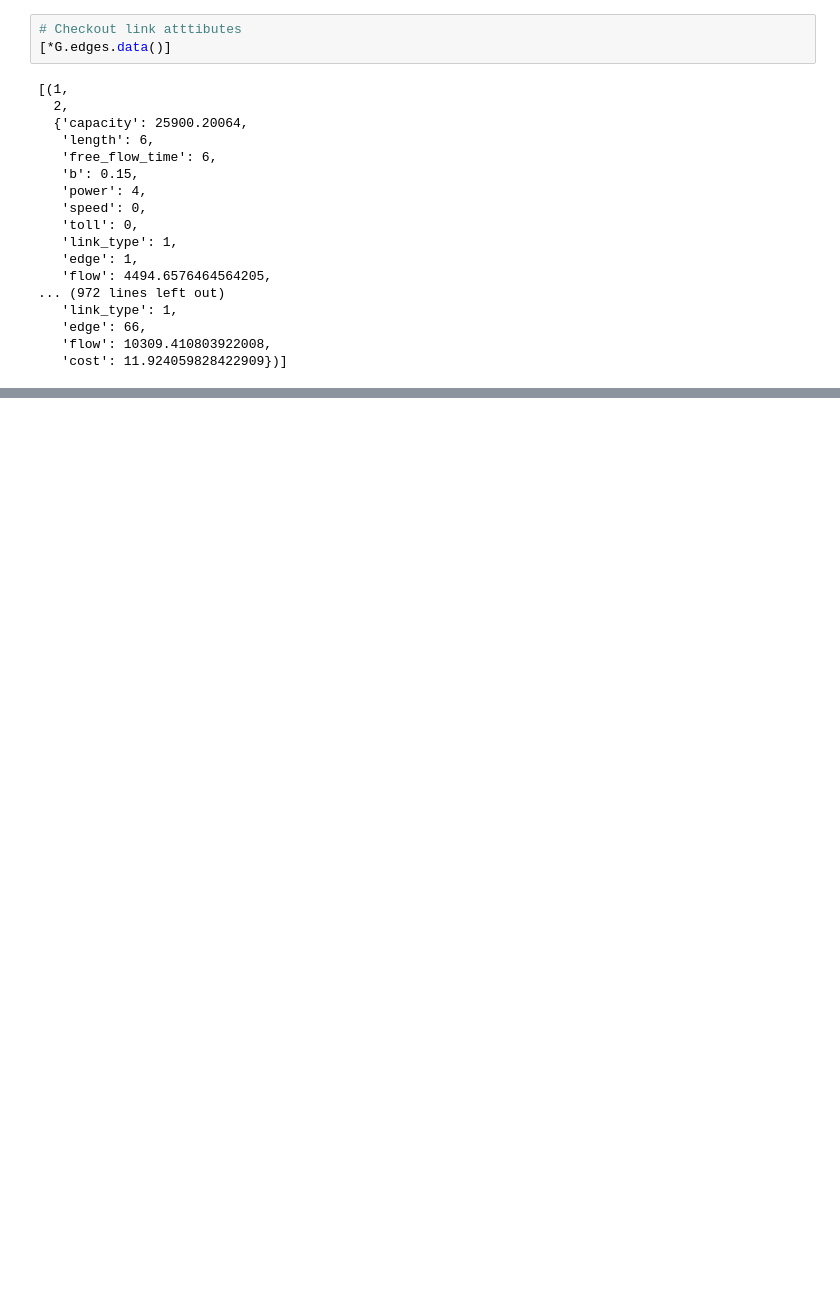
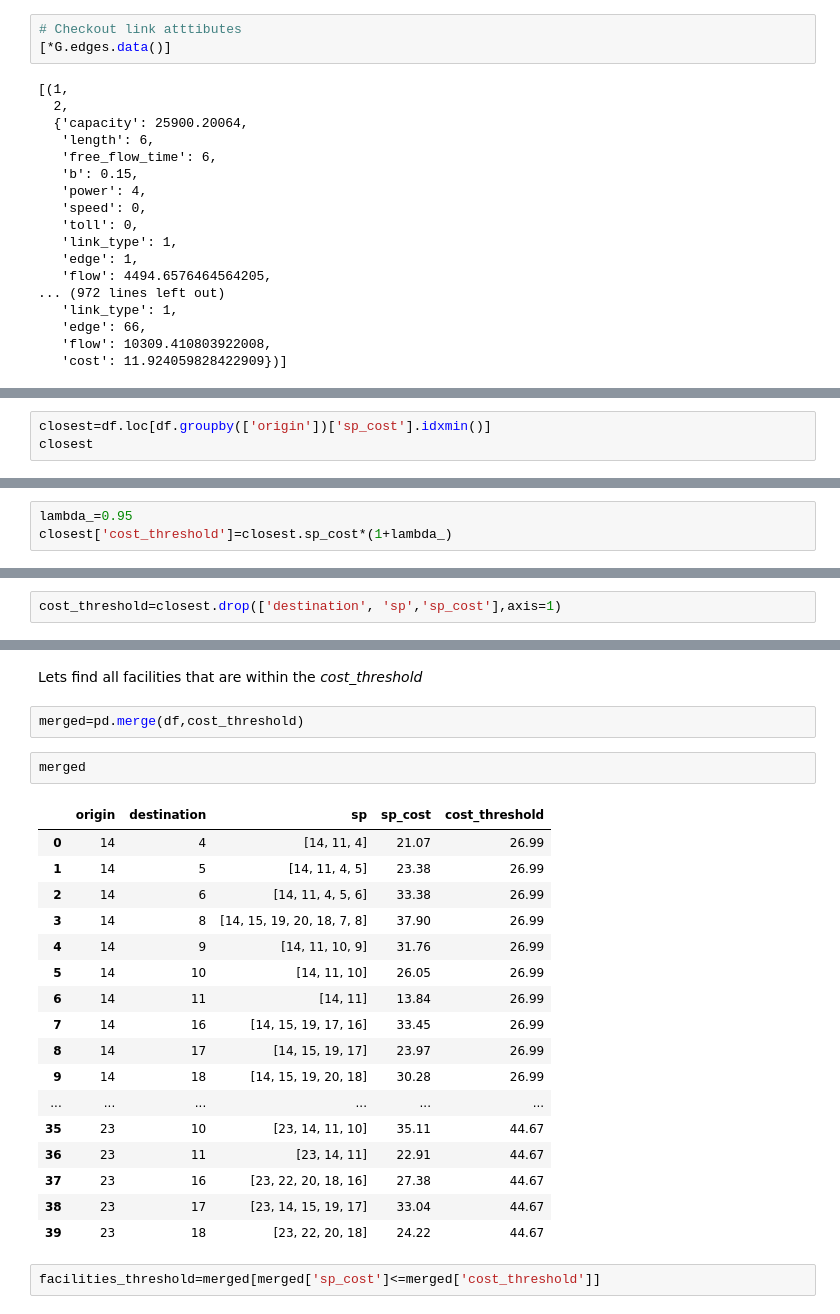
Before and after one commit to marsuconn/sioux-falls-network, a Jupyter notebook: sioux-falls.ipynb, the cells around one changed output, grey strips where cells are left out. Saved outputs shown, nothing was run; the diff lists cells and outputs as text; blank space fills up the shorter version.

```diff
--- a/sioux-falls.ipynb
+++ b/sioux-falls.ipynb
@@ -175,0 +240,3 @@ plt.savefig('actual-siux-falls-network.png')
+# %%
+closest=df.loc[df.groupby(['origin'])['sp_cost'].idxmin()]
+closest
@@ -175,0 +254,3 @@ plt.savefig('actual-siux-falls-network.png')
+# %%
+lambda_=0.95
+closest['cost_threshold']=closest.sp_cost*(1+lambda_)
@@ -175,0 +265,2 @@ plt.savefig('actual-siux-falls-network.png')
+# %%
+cost_threshold=closest.drop(['destination', 'sp','sp_cost'],axis=1)
@@ -175,0 +275,26 @@ plt.savefig('actual-siux-falls-network.png')
+# %% [markdown]
+Lets find all facilities that are within the *cost_threshold*
+# %%
+merged=pd.merge(df,cost_threshold)
+# %%
+merged
+# %% [output]
+|  | origin | destination | sp | sp_cost | cost_threshold |
+| 0 | 14 | 4 | [14, 11, 4] | 21.07 | 26.99 |
+| 1 | 14 | 5 | [14, 11, 4, 5] | 23.38 | 26.99 |
+| 2 | 14 | 6 | [14, 11, 4, 5, 6] | 33.38 | 26.99 |
+| 3 | 14 | 8 | [14, 15, 19, 20, 18, 7, 8] | 37.90 | 26.99 |
+| 4 | 14 | 9 | [14, 11, 10, 9] | 31.76 | 26.99 |
+| 5 | 14 | 10 | [14, 11, 10] | 26.05 | 26.99 |
+| 6 | 14 | 11 | [14, 11] | 13.84 | 26.99 |
+| 7 | 14 | 16 | [14, 15, 19, 17, 16] | 33.45 | 26.99 |
+| 8 | 14 | 17 | [14, 15, 19, 17] | 23.97 | 26.99 |
+| 9 | 14 | 18 | [14, 15, 19, 20, 18] | 30.28 | 26.99 |
+| ... | ... | ... | ... | ... | ... |
+| 35 | 23 | 10 | [23, 14, 11, 10] | 35.11 | 44.67 |
+| 36 | 23 | 11 | [23, 14, 11] | 22.91 | 44.67 |
+| 37 | 23 | 16 | [23, 22, 20, 18, 16] | 27.38 | 44.67 |
+| 38 | 23 | 17 | [23, 14, 15, 19, 17] | 33.04 | 44.67 |
+| 39 | 23 | 18 | [23, 22, 20, 18] | 24.22 | 44.67 |
+# %%
+facilities_threshold=merged[merged['sp_cost']<=merged['cost_threshold']]
```
Also changed, not shown: parts of 23 cells of this notebook, 1 other file.
